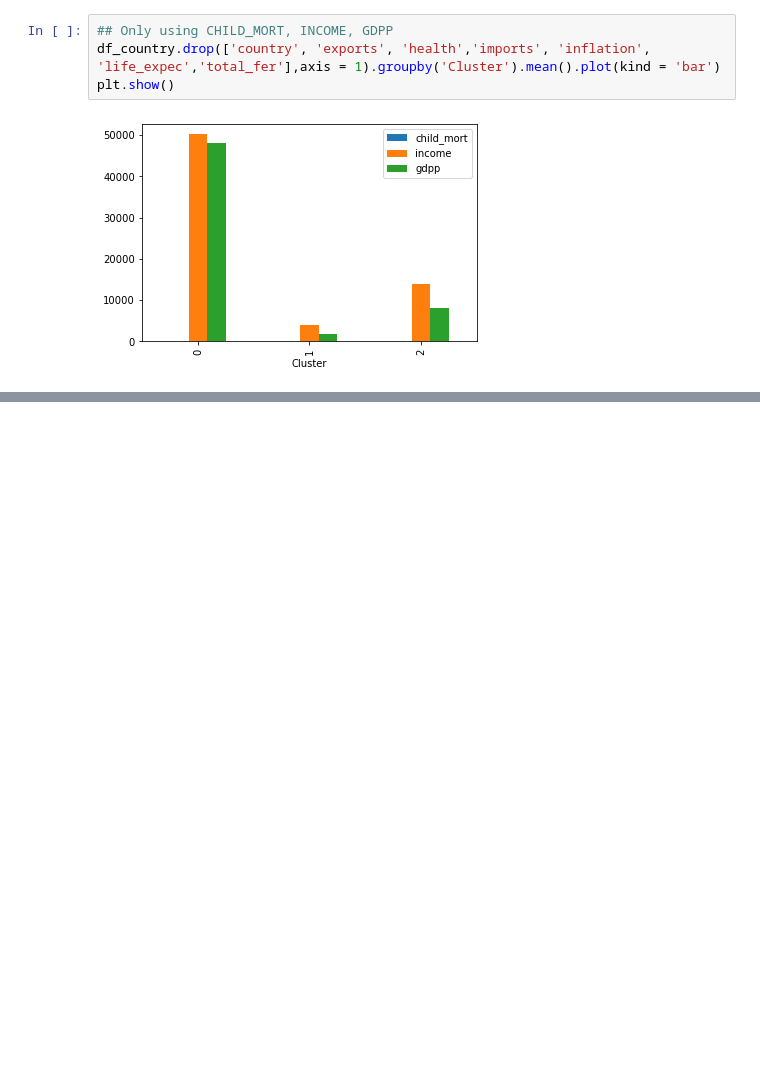
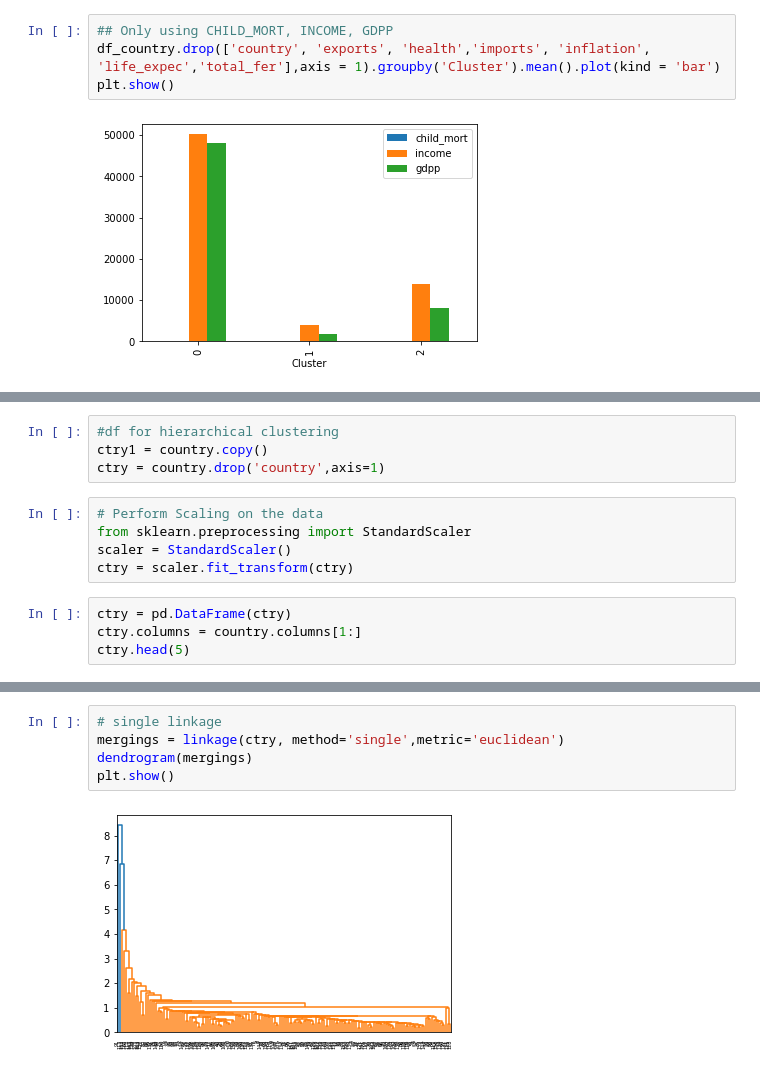
Before and after one commit to Dharani-Arumugam/Machine-Learning, a Jupyter notebook: Assignment - Clustering/HELP International - Clustering Countries.ipynb, the cells around one changed output, grey strips where cells are left out. Drawn from its saved outputs; the diff is of its cells as text; blank space fills up the shorter version.

```diff
--- a/Assignment - Clustering/HELP International - Clustering Countries.ipynb
+++ b/Assignment - Clustering/HELP International - Clustering Countries.ipynb
@@ -316,0 +373,13 @@ plt.show()
+# %%
+#df for hierarchical clustering
+ctry1 = country.copy()
+ctry = country.drop('country',axis=1)
+# %%
+# Perform Scaling on the data
+from sklearn.preprocessing import StandardScaler
+scaler = StandardScaler()
+ctry = scaler.fit_transform(ctry)
+# %%
+ctry = pd.DataFrame(ctry)
+ctry.columns = country.columns[1:]
+ctry.head(5)
@@ -316,0 +393,7 @@ plt.show()
+# %%
+# single linkage
+mergings = linkage(ctry, method='single',metric='euclidean')
+dendrogram(mergings)
+plt.show()
+# %% [output]
+[figure, added]
```
Also changed, not shown: parts of 28 cells of this notebook, 2 other files.
